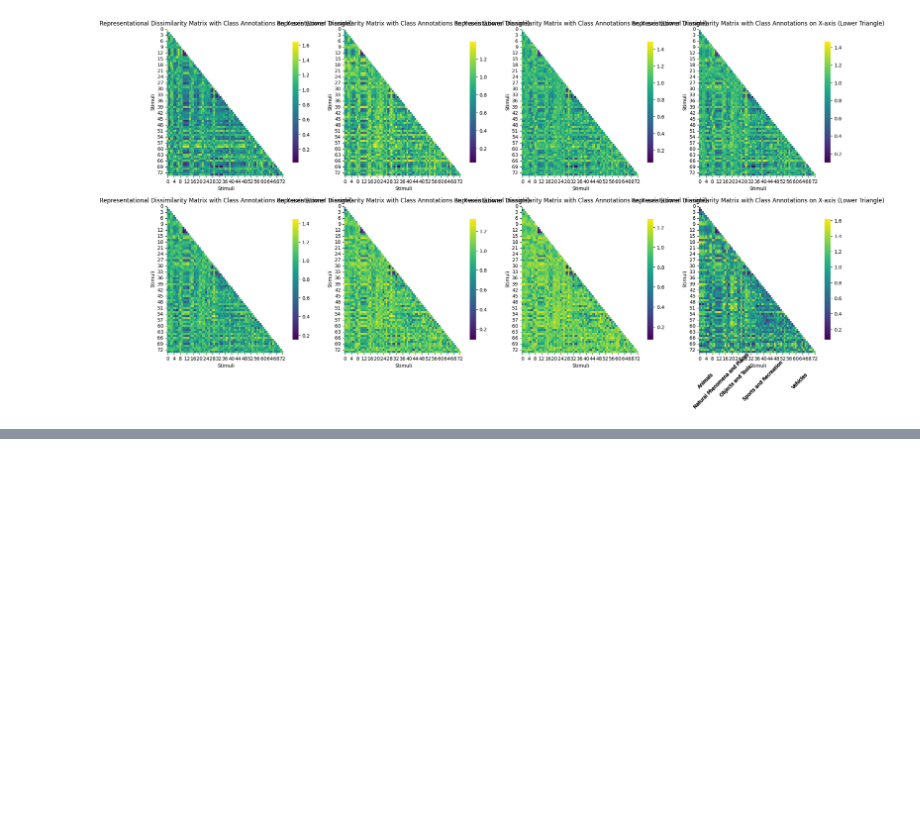
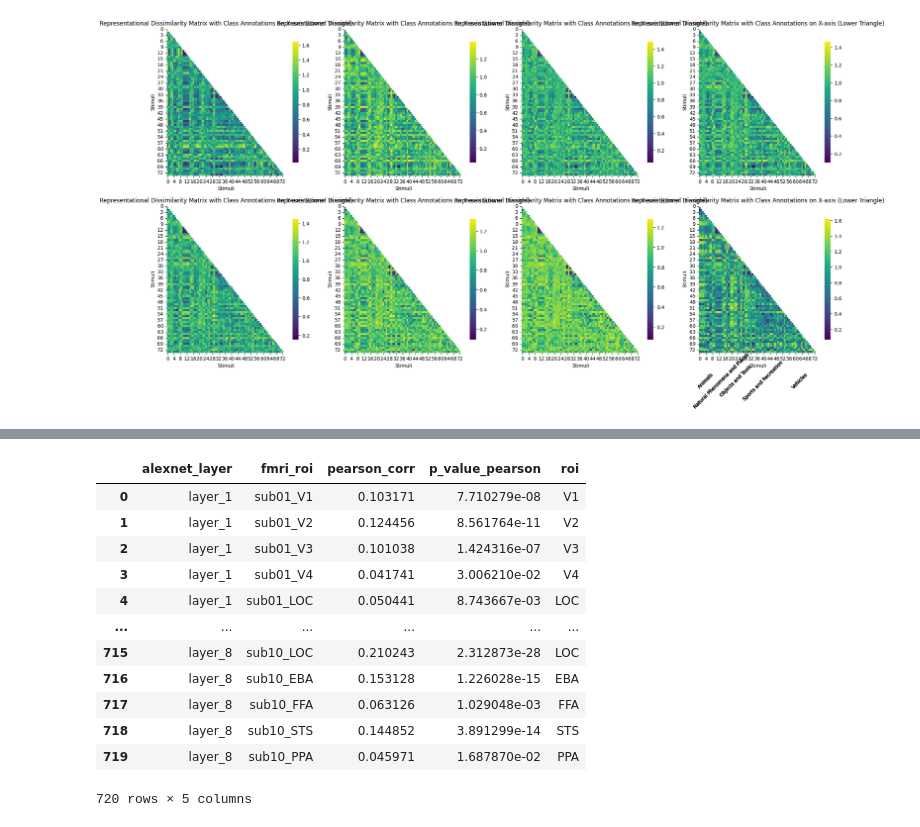
Before and after one commit to clachevv/neuro-match-project, a Jupyter notebook: notebooks/pca_loaded_from_memory.ipynb, the cells around one changed output, grey strips where cells are left out. Cells and saved outputs as stored; diff of their text form; code cells hidden in the pictures; blank space fills up the shorter version.

```diff
--- a/notebooks/pca_loaded_from_memory.ipynb
+++ b/notebooks/pca_loaded_from_memory.ipynb
@@ -144,3 +155,6 @@ for ax,layer in zip(axes,layers):
 #     create_rdm_plot(maping_video_classes, rdm,ax)
 # %% [output]
 [figure]
+# %%
+alex = pd.read_csv("/content/drive/MyDrive/neuromatch/results/rdm_values_alexnet.csv")
+fmri = pd.read_csv("/content/drive/MyDrive/neuromatch/results/rdm_values_fmri.csv")
@@ -146,0 +163,30 @@ for ax,layer in zip(axes,layers):
+# %%
+array1= alex.sub_ROI.unique()
+array2= fmri.sub_ROI.unique()
+pairs = np.array(np.meshgrid(array1, array2)).T.reshape(-1, 2)
+pairs
+
+output = pd.DataFrame()
+counter = 0
+for pair in pairs:
+    print(pair)
+    alex_ind = alex[alex.sub_ROI == pair[0]].drop(columns=['index','sub_ROI']).to_numpy()
+    fmri_ind = fmri[fmri.sub_ROI == pair[1]].drop(columns=['index','sub_ROI']).to_numpy()
+
+    fmri_ind = fmri_ind[np.triu_indices_from(fmri_ind, k=1)]
+    alex_ind = alex_ind[np.triu_indices_from(alex_ind, k=1)]
+
+    pearson_corr, p_value_pearson = pearsonr(fmri_ind, alex_ind)
+    spearman_corr, p_value_spearman = spearmanr(fmri_ind, alex_ind)
+
+    data = {
+            "alexnet_layer" : pair[0],
+            "fmri_roi" : pair[1],
+            "pearson_corr" : pearson_corr,
+            "p_value_pearson" : p_value_pearson,
+            # "spearman_corr" = spearman_corr,
+            # "p_value_spearman" = p_value_spearman,
+    }
+    df = pd.DataFrame(data, index=[counter])
+    counter +=1
+    output = pd.concat([output, df])
@@ -146,0 +211,20 @@ for ax,layer in zip(axes,layers):
+# %%
+output['roi'] = output.fmri_roi.str.split("_").str.get(1)
+output[output.p_value_pearson < .05].sort_values(by='pearson_corr',ascending=False).to_csv("/content/drive/MyDrive/neuromatch/results/corr_results_values.csv",index=False)
+# %%
+
+output
+# %% [output]
+|  | alexnet_layer | fmri_roi | pearson_corr | p_value_pearson | roi |
+| 0 | layer_1 | sub01_V1 | 0.103171 | 7.710279e-08 | V1 |
+| 1 | layer_1 | sub01_V2 | 0.124456 | 8.561764e-11 | V2 |
+| 2 | layer_1 | sub01_V3 | 0.101038 | 1.424316e-07 | V3 |
+| 3 | layer_1 | sub01_V4 | 0.041741 | 3.006210e-02 | V4 |
+| 4 | layer_1 | sub01_LOC | 0.050441 | 8.743667e-03 | LOC |
+| ... | ... | ... | ... | ... | ... |
+| 715 | layer_8 | sub10_LOC | 0.210243 | 2.312873e-28 | LOC |
+| 716 | layer_8 | sub10_EBA | 0.153128 | 1.226028e-15 | EBA |
+| 717 | layer_8 | sub10_FFA | 0.063126 | 1.029048e-03 | FFA |
+| 718 | layer_8 | sub10_STS | 0.144852 | 3.891299e-14 | STS |
+| 719 | layer_8 | sub10_PPA | 0.045971 | 1.687870e-02 | PPA |
+720 rows × 5 columns
```
Also changed, not shown: parts of 4 cells of this notebook.
